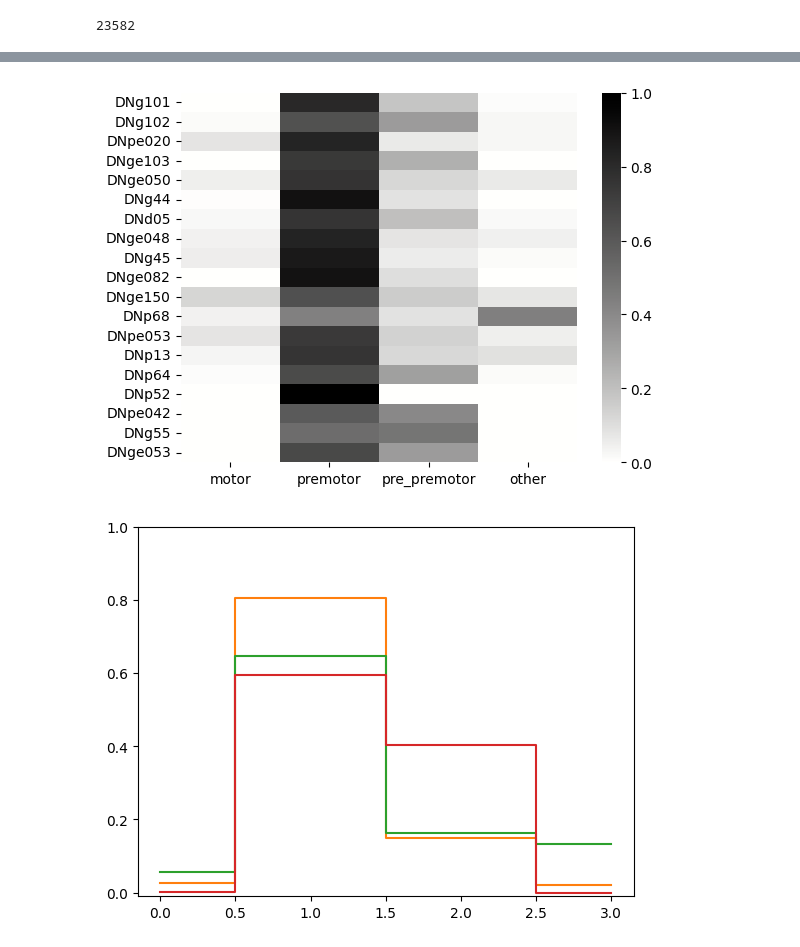
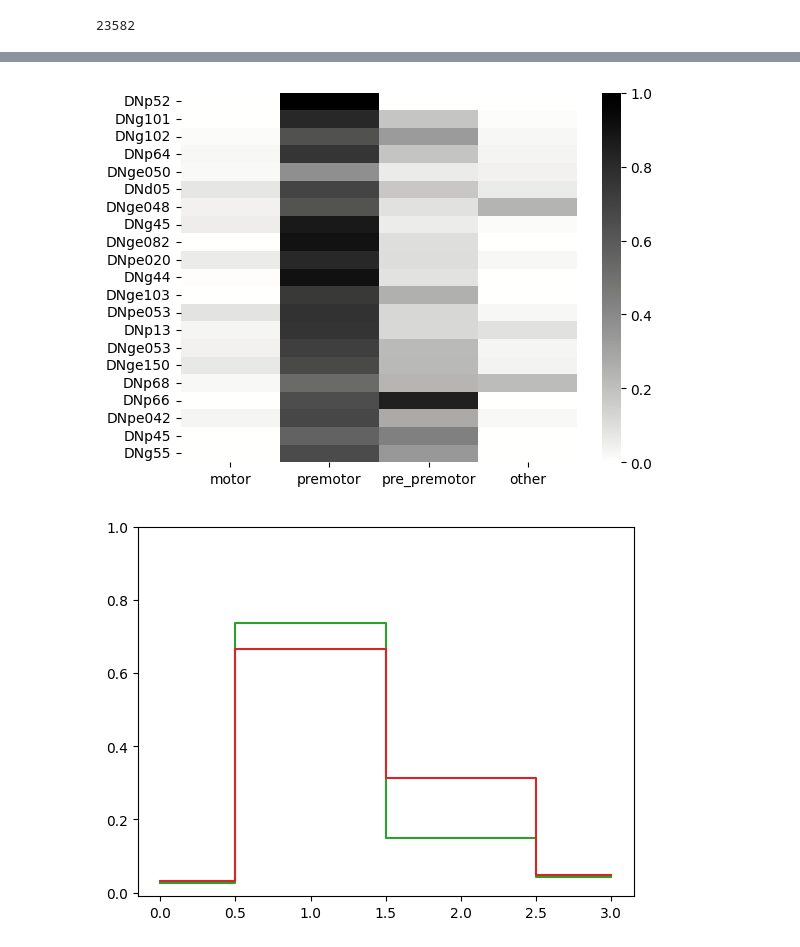
Before and after one commit to chrisjdallmann/roadrunner, a Jupyter notebook: code/manc_neuron_analysis.ipynb, the cells around one changed output, grey strips where cells are left out. Saved outputs shown, nothing was run; the diff lists cells and outputs as text; code cells hidden in the pictures.

```diff
--- a/code/manc_neuron_analysis.ipynb
+++ b/code/manc_neuron_analysis.ipynb
@@ -45,6 +45,8 @@ dict_ids['DNge082'] = [15426, 15155]
 dict_ids['DNg102'] = [11968, 11798]
 dict_ids['DNg44'] = [13834, 13845]
 dict_ids['DNge103'] = [11731, 11488]
+dict_ids['DNp66'] = [13053, 13053]
+dict_ids['DNp45'] = [17575, 16842]
 
 # BPN axis
 dict_ids['DNg55'] = [14904]
@@ -227,7 +229,7 @@ del connectivity_matrix_grouped
 neuron_names = list(dict_ids.keys())
 
 # Sort rows based on clustering in manc_neuropil_analysis.ipynb
-sort_index = [2,5,11,7,18,6,12,15,1,4,13,16,10,3,14,0,17,8,9]
+sort_index = [0,2,5,16,20,14,17,1,4,13,6,7,12,3,11,15,18,8,19,9,10]
 connectivity_matrix = connectivity_matrix[[i for i in sort_index],:]
 neuron_names = [neuron_names[i] for i in sort_index]
 
@@ -248,21 +250,21 @@ sns.heatmap(connectivity_matrix,
 #plt.savefig(r"C:\Users\Chris\Desktop\figure.eps", bbox_inches="tight", transparent=True)
 plt.show()# Plot connectivity matrix
 # %% [output]
-[figure, old version]
+[figure, new version]
 # %%
 # Compute mean output per neuropil per cluster
-clusters = [[0,1,2,3,4,5,6,7,8,9], [10,11,12,13,14], [16,17,18]]
+clusters = [[1,2,3,4,5,6,7,8,9,10,11], [12,13,14,15,16,17,18,19,20]]
 cluster_means = np.zeros((len(clusters),len(neuron_types)))
 for cluster_index, cluster in enumerate(clusters):
     cluster_means[cluster_index,:] = np.mean(connectivity_matrix[cluster,:],axis=0)
 # %%
 # Plot means
-colors = ['tab:orange','tab:green','tab:red']
+colors = ['tab:green','tab:red']
 for cluster_index, _ in enumerate(clusters):
     plt.step(range(len(cluster_means[cluster_index,:])),cluster_means[cluster_index,:], color=colors[cluster_index], where='mid')
 
 plt.ylim([-0.01,1])
 #plt.savefig(r"C:\Users\Chris\Desktop\figure.eps", bbox_inches="tight", transparent=True)
 plt.show()
 # %% [output]
-[figure, old version]
+[figure, new version]
```
Also changed, not shown: parts of 4 cells of this notebook, 1 other file.
